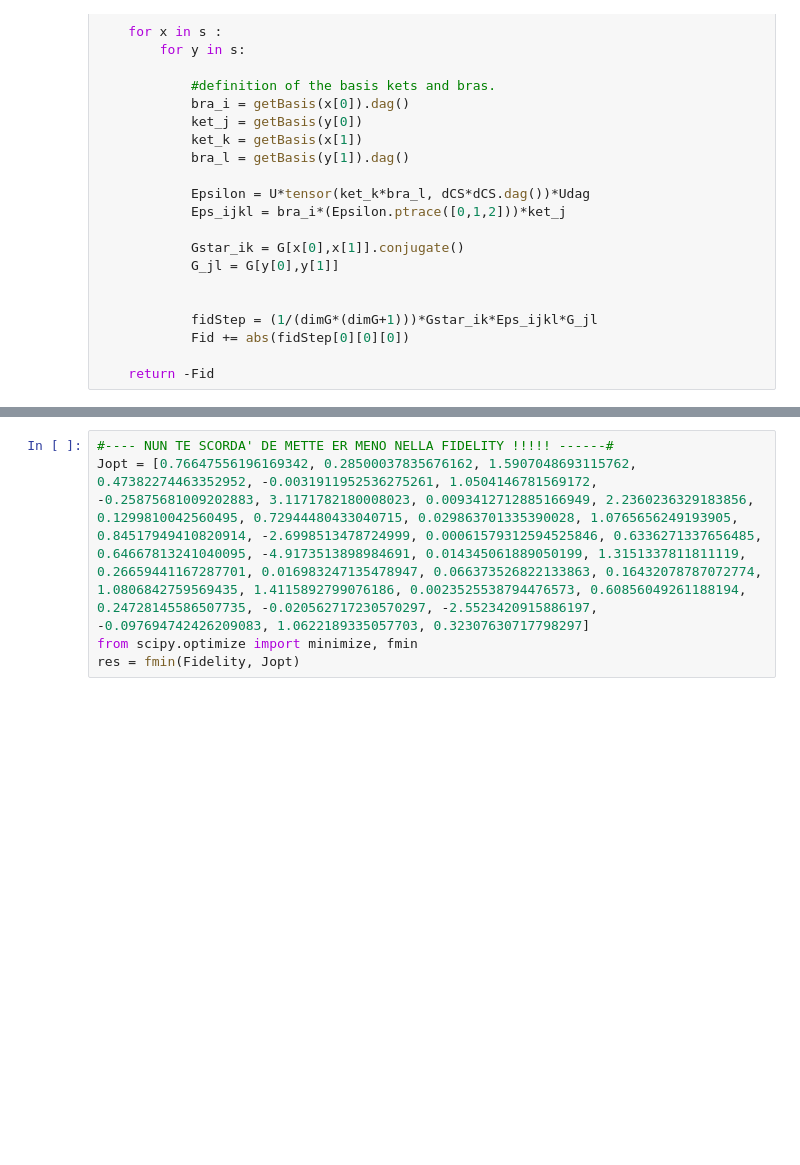
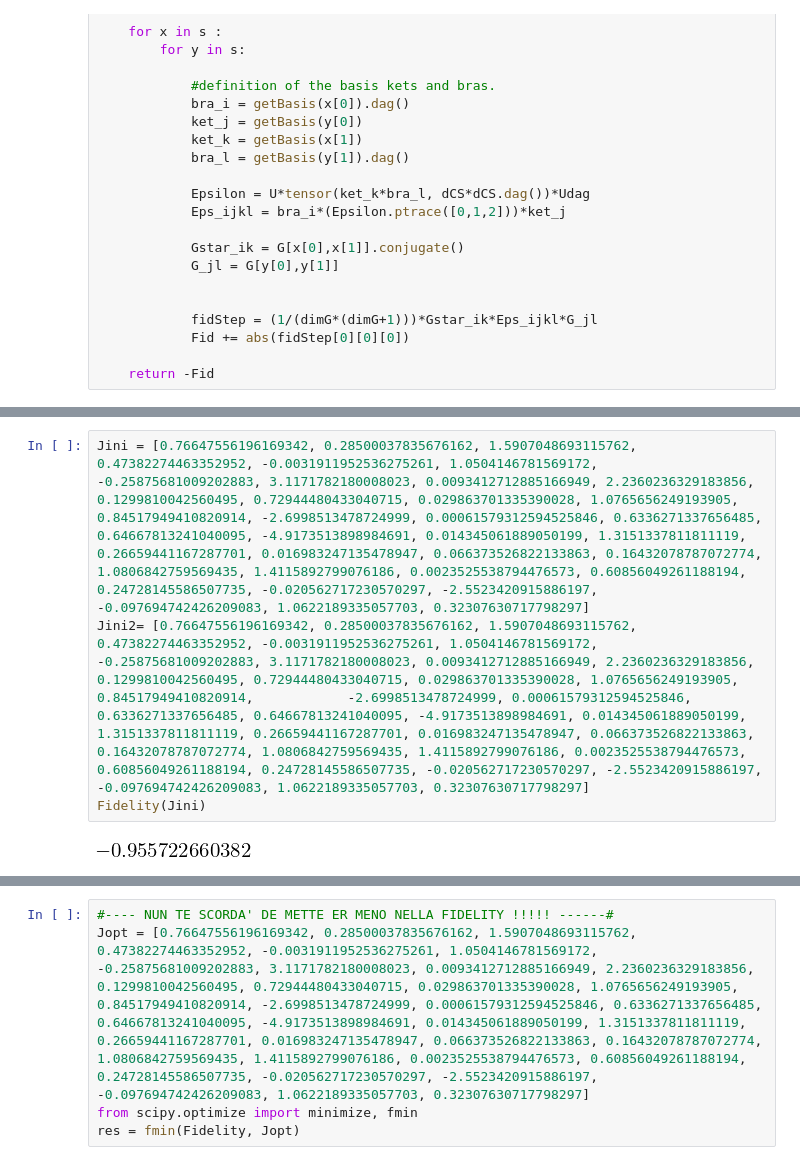
Before and after one commit to lucainnocenti/quantum-gate-learning-NicolaPancotti, a Jupyter notebook: Toffoli.ipynb, the cells around one changed output, grey strips where cells are left out. Drawn from its saved outputs; the diff is of its cells as text; blank space fills up the shorter version.

```diff
--- a/Toffoli.ipynb
+++ b/Toffoli.ipynb
@@ -295 +278,7 @@ alert.play()
+# %%
+Jini = [0.76647556196169342, 0.28500037835676162, 1.5907048693115762, 0.47382274463352952, -0.0031911952536275261, 1.0504146781569172, -0.25875681009202883, 3.1171782180008023, 0.0093412712885166949, 2.2360236329183856, 0.1299810042560495, 0.72944480433040715, 0.029863701335390028, 1.0765656249193905, 0.84517949410820914, -2.6998513478724999, 0.00061579312594525846, 0.6336271337656485, 0.64667813241040095, -4.9173513898984691, 0.014345061889050199, 1.3151337811811119, 0.26659441167287701, 0.016983247135478947, 0.066373526822133863, 0.16432078787072774, 1.0806842759569435, 1.4115892799076186, 0.0023525538794476573, 0.60856049261188194, 0.24728145586507735, -0.020562717230570297, -2.5523420915886197, -0.097694742426209083, 1.0622189335057703, 0.32307630717798297]
+Jini2= [0.76647556196169342, 0.28500037835676162, 1.5907048693115762, 0.47382274463352952, -0.0031911952536275261, 1.0504146781569172, -0.25875681009202883, 3.1171782180008023, 0.0093412712885166949, 2.2360236329183856, 0.1299810042560495, 0.72944480433040715, 0.029863701335390028, 1.0765656249193905, 0.84517949410820914, 			-2.6998513478724999, 0.00061579312594525846, 0.6336271337656485, 0.64667813241040095, -4.9173513898984691, 0.014345061889050199, 1.3151337811811119, 0.26659441167287701, 0.016983247135478947, 0.066373526822133863, 				0.16432078787072774, 1.0806842759569435, 1.4115892799076186, 0.0023525538794476573, 0.60856049261188194, 0.24728145586507735, -0.020562717230570297, -2.5523420915886197, -0.097694742426209083, 1.0622189335057703, 0.32307630717798297]
+Fidelity(Jini)
+# %% [output]
+[figure, added]
 # %%
```
Also changed, not shown: parts of 2 cells of this notebook, 2 other files.
